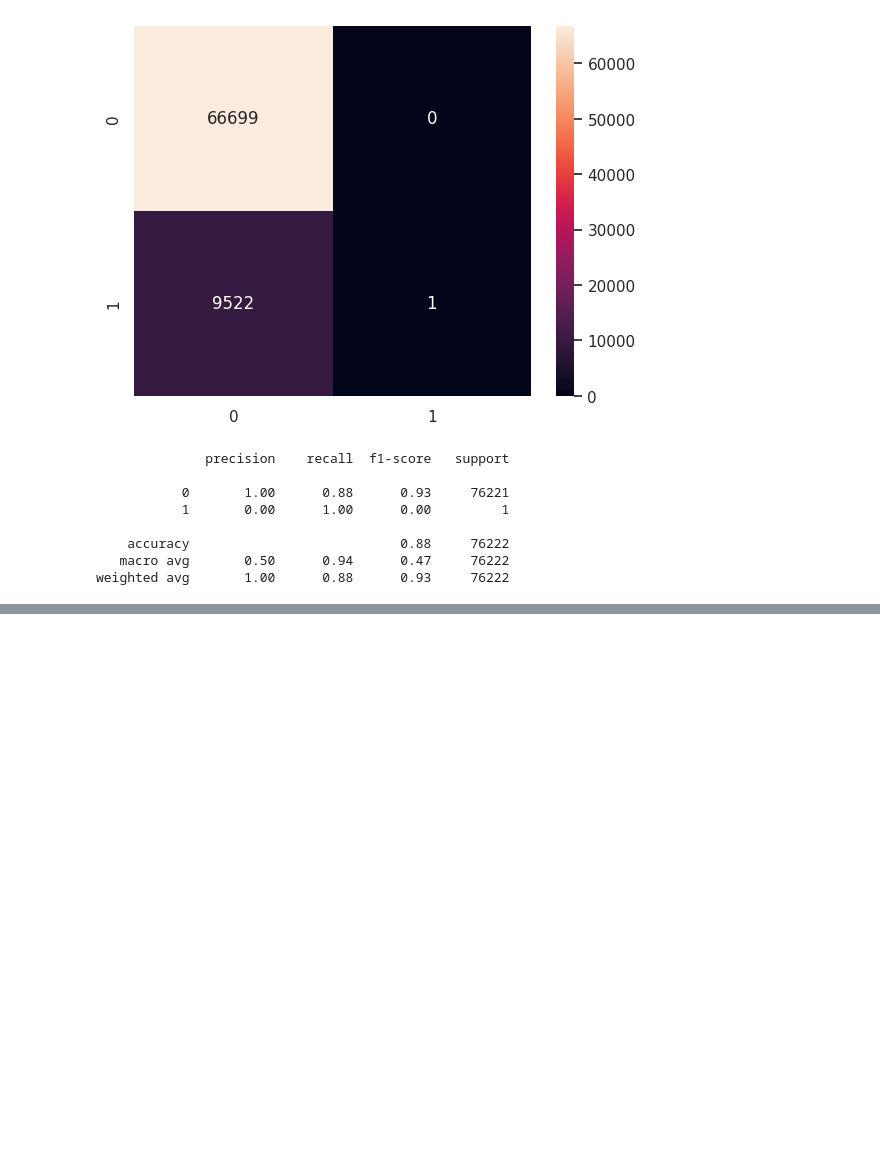
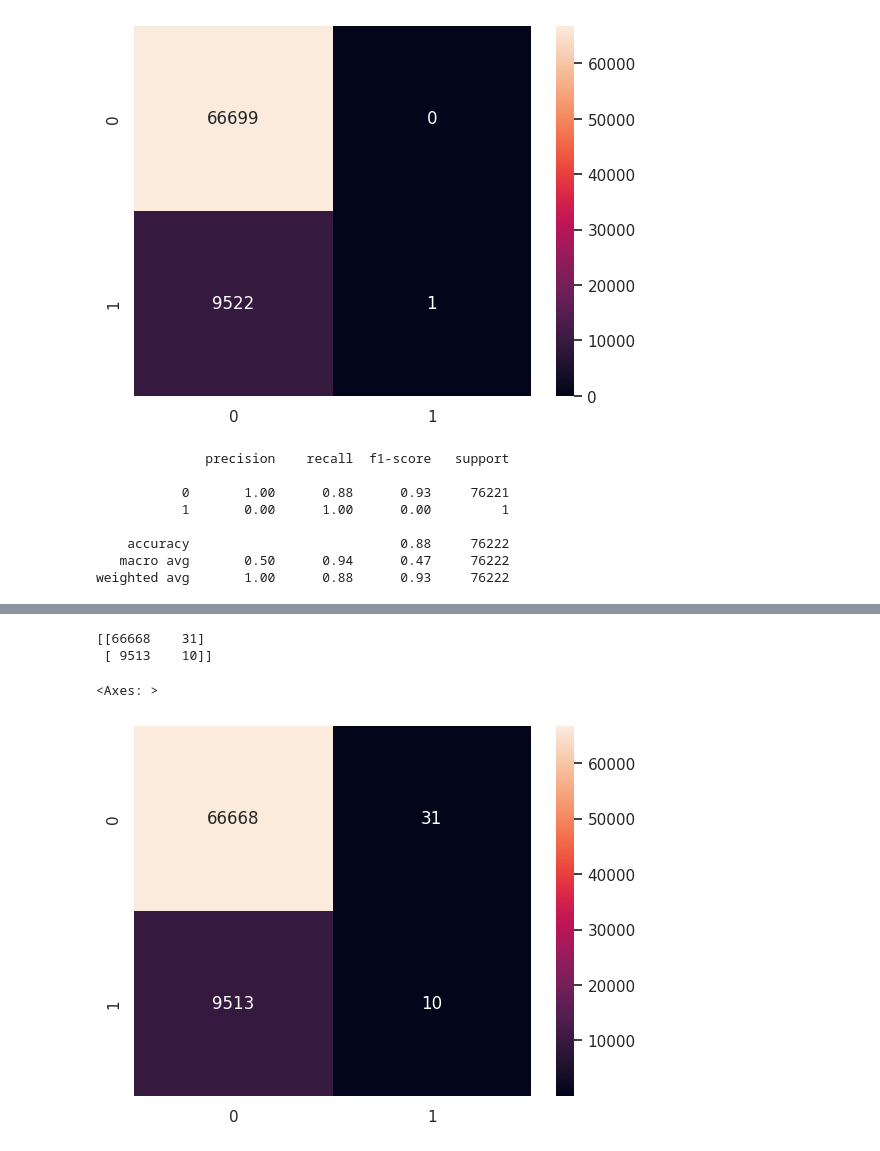
Before and after one commit to shwe-hg/capston-project-on-classification, a Jupyter notebook: project_on_classification(ML).ipynb, the cells around one changed output, grey strips where cells are left out. Cells and saved outputs as stored; diff of their text form; code cells hidden in the pictures; blank space fills up the shorter version.

```diff
--- a/project_on_classification(ML).ipynb
+++ b/project_on_classification(ML).ipynb
@@ -1340,0 +1445,9 @@ weighted avg       1.00      0.88      0.93     76222
+# %%
+con_matrix= confusion_matrix(y_test,lgbm_pred)
+print(con_matrix)
+sns.heatmap(con_matrix ,annot=True, fmt='g')
+# %% [output]
+[[66668    31]
+ [ 9513    10]]
+<Axes: >
+[figure, added]
```
Also changed, not shown: parts of 18 cells of this notebook.
